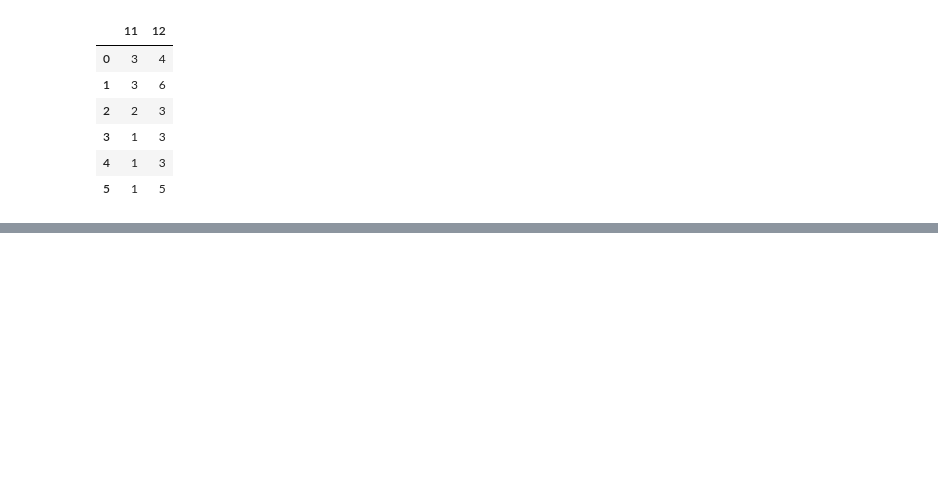
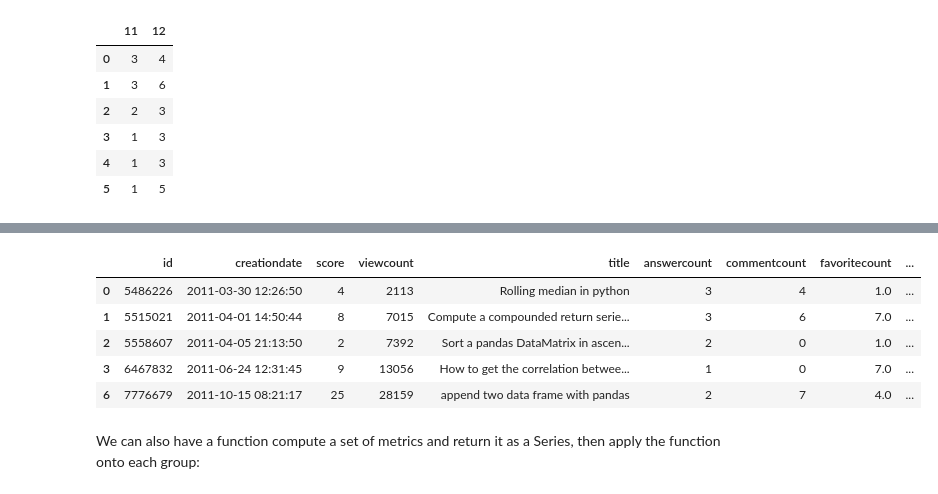
Before and after one commit to onlyphantom/WebAnalytics, a Jupyter notebook: panda_documentation.ipynb, the cells around one changed output, grey strips where cells are left out. Drawn from its saved outputs; the diff is of its cells as text; code cells hidden in the pictures; blank space fills up the shorter version.

Commit message:
extra Examples section for split-apply

```diff
--- a/panda_documentation.ipynb
+++ b/panda_documentation.ipynb
@@ -662,0 +717,13 @@ dat.groupby(dat.sum(), axis=1).sum()
+# %%
+criteria = so['ans_name'].isin(dat.index)
+x = so[criteria]
+x.head()
+# %% [output]
+|  | id | creationdate | score | viewcount | title | answercount | commentcount | favoritecount | ... |
+| 0 | 5486226 | 2011-03-30 12:26:50 | 4 | 2113 | Rolling median in python | 3 | 4 | 1.0 | ... |
+| 1 | 5515021 | 2011-04-01 14:50:44 | 8 | 7015 | Compute a compounded return serie... | 3 | 6 | 7.0 | ... |
+| 2 | 5558607 | 2011-04-05 21:13:50 | 2 | 7392 | Sort a pandas DataMatrix in ascen... | 2 | 0 | 1.0 | ... |
+| 3 | 6467832 | 2011-06-24 12:31:45 | 9 | 13056 | How to get the correlation betwee... | 1 | 0 | 7.0 | ... |
+| 6 | 7776679 | 2011-10-15 08:21:17 | 25 | 28159 | append two data frame with pandas | 2 | 7 | 4.0 | ... |
+# %% [markdown]
+We can also have a function compute a set of metrics and return it as a Series, then apply the function onto each group:
```
Also changed, not shown: parts of 11 cells of this notebook.
